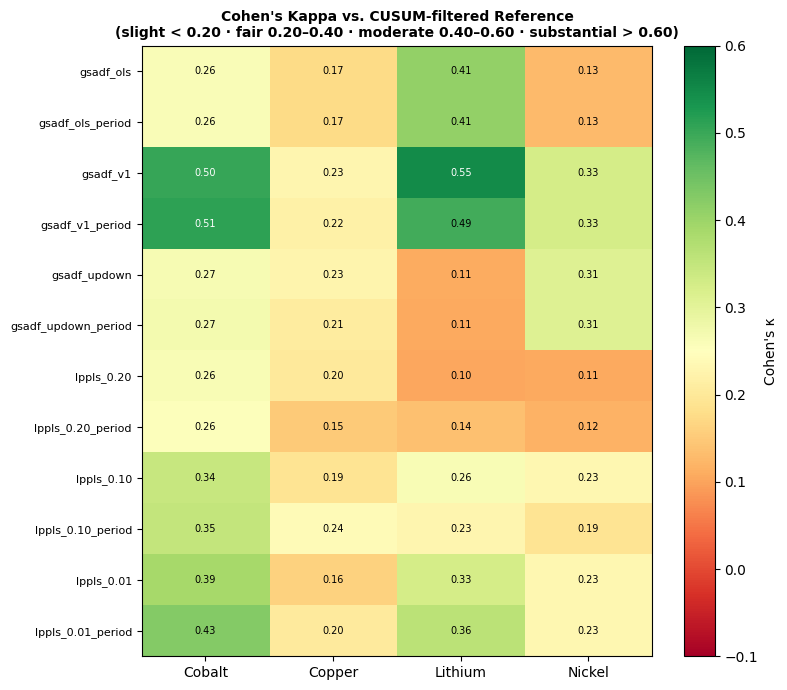
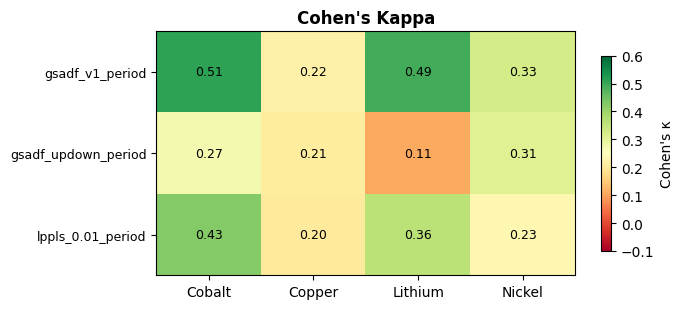
The change to this notebook cell's code, shown as a diff; its figure went from the first image to the second:
--- before
+++ after
@@ -1,22 +1,23 @@
-# ── Heatmap: Kappa for primary reference (cusum_filtered) ────────────────
-fig, ax = plt.subplots(figsize=(8, 7))
-heat_data = primary.values.astype(float)
+# ── Heatmap: Kappa — 3 focus variants vs. cusum_filtered ─────────────────
+FOCUS_3 = ['gsadf_v1_period', 'gsadf_updown_period', 'lppls_0.01_period']
+primary_3v = primary.reindex(FOCUS_3)
+
+fig, ax = plt.subplots(figsize=(7, 3.2))
+heat_data = primary_3v.values.astype(float)
 im = ax.imshow(heat_data, aspect='auto', cmap='RdYlGn', vmin=-0.1, vmax=0.6)
 ax.set_xticks(range(len(METALS)))
 ax.set_xticklabels(list(METALS.keys()), fontsize=10)
-ax.set_yticks(range(len(LABEL_VARIANTS)))
-ax.set_yticklabels(LABEL_VARIANTS, fontsize=8)
-for i in range(len(LABEL_VARIANTS)):
-    for j, m in enumerate(METALS):
+ax.set_yticks(range(len(FOCUS_3)))
+ax.set_yticklabels(FOCUS_3, fontsize=9)
+for i in range(len(FOCUS_3)):
+    for j in range(len(METALS)):
         v = heat_data[i, j]
         txt = f'{v:.2f}' if not np.isnan(v) else '—'
-        ax.text(j, i, txt, ha='center', va='center', fontsize=7,
-                color='black' if 0.1 < v < 0.5 else 'white')
-plt.colorbar(im, ax=ax, label="Cohen's κ")
-ax.set_title("Cohen's Kappa vs. CUSUM-filtered Reference\n"
-             "(slight < 0.20 · fair 0.20–0.40 · moderate 0.40–0.60 · substantial > 0.60)",
-             fontsize=10, fontweight='bold')
+        ax.text(j, i, txt, ha='center', va='center', fontsize=9,
+                color='black')
+plt.colorbar(im, ax=ax, label="Cohen's κ", shrink=0.8)
+ax.set_title("Cohen's Kappa", fontsize=12, fontweight='bold')
 plt.tight_layout()
-plt.savefig('../outputs/05_kappa_heatmap.png', dpi=150, bbox_inches='tight', facecolor='white')
+plt.savefig('../outputs/05_kappa_heatmap_3v.png', dpi=150, bbox_inches='tight', facecolor='white')
 plt.show()
-print('Saved → ../outputs/05_kappa_heatmap.png')
+print('Saved → ../outputs/05_kappa_heatmap_3v.png')

Commit: Add Jaccard and Kappa heatmap images to outputs directory